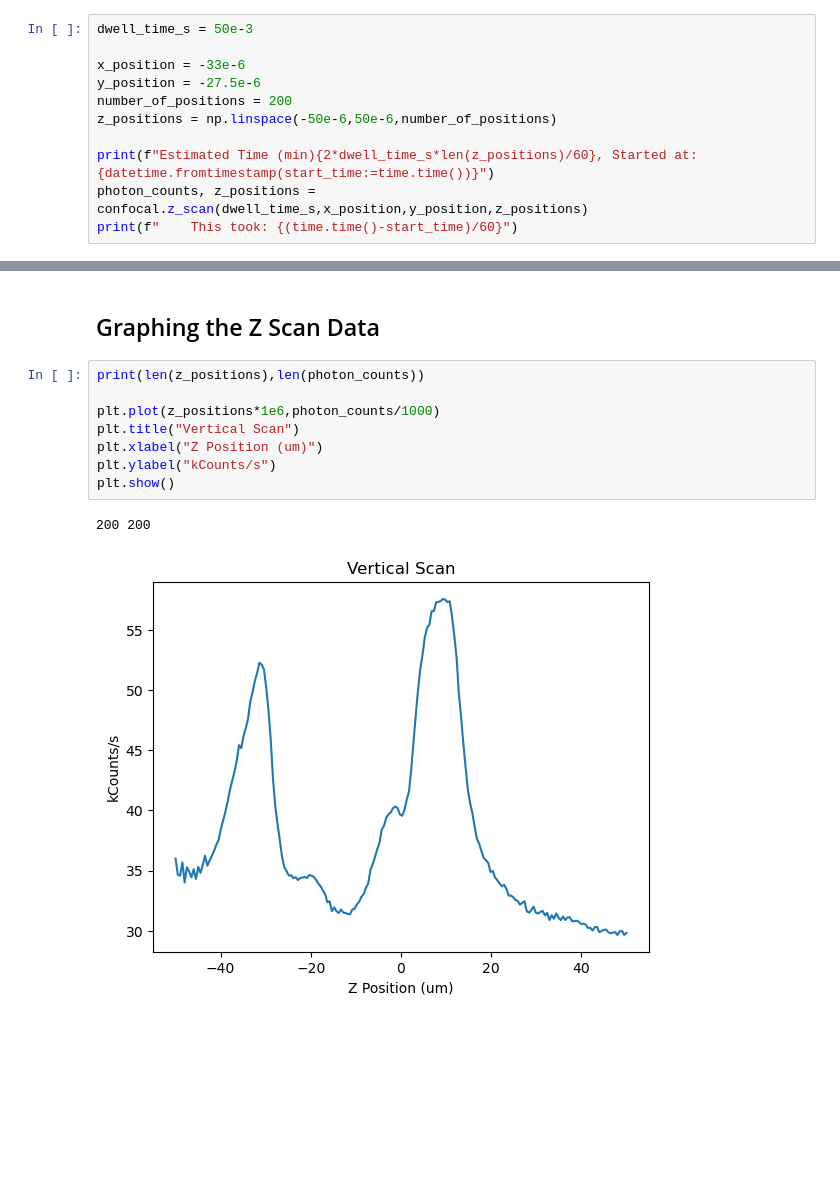
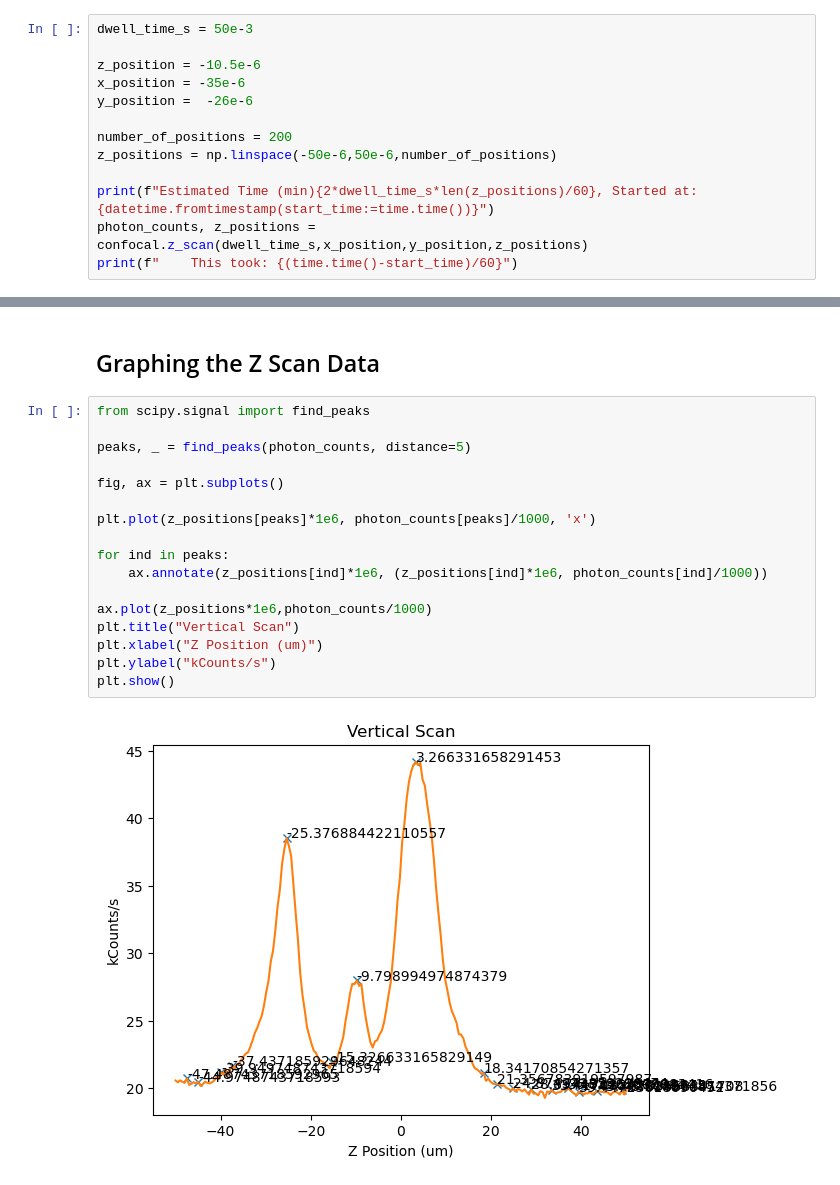
Before and after one commit to ACBJayichLab/NV_ABJ, a Jupyter notebook: Experimental Interfaces Testing/interfaceing_experiment.ipynb, the cells around one changed output, grey strips where cells are left out. Drawn from its saved outputs; the diff is of its cells as text; blank space fills up the shorter version.

```diff
--- a/Experimental Interfaces Testing/interfaceing_experiment.ipynb
+++ b/Experimental Interfaces Testing/interfaceing_experiment.ipynb
@@ -238,8 +282,10 @@ plt.show()
 # %%
 dwell_time_s = 50e-3
 
-x_position = -33e-6
-y_position = -27.5e-6
+z_position = -10.5e-6
+x_position = -35e-6
+y_position =  -26e-6
+
 number_of_positions = 200
 z_positions = np.linspace(-50e-6,50e-6,number_of_positions)
 
@@ -252,13 +298,21 @@ Estimated Time (min)0.3333333333333333, Started at: 2025-04-01 10:58:39.990429
 # %% [markdown]
 ## Graphing the Z Scan Data
 # %%
-print(len(z_positions),len(photon_counts))
+from scipy.signal import find_peaks
 
-plt.plot(z_positions*1e6,photon_counts/1000)
+peaks, _ = find_peaks(photon_counts, distance=5)
+
+fig, ax = plt.subplots()
+
+plt.plot(z_positions[peaks]*1e6, photon_counts[peaks]/1000, 'x')
+
+for ind in peaks:
+    ax.annotate(z_positions[ind]*1e6, (z_positions[ind]*1e6, photon_counts[ind]/1000))
+
+ax.plot(z_positions*1e6,photon_counts/1000)
 plt.title("Vertical Scan")
 plt.xlabel("Z Position (um)")
 plt.ylabel("kCounts/s")
 plt.show()
 # %% [output]
-200 200
-[figure, old version]
+[figure, new version]
```
Also changed, not shown: parts of 7 cells of this notebook.
